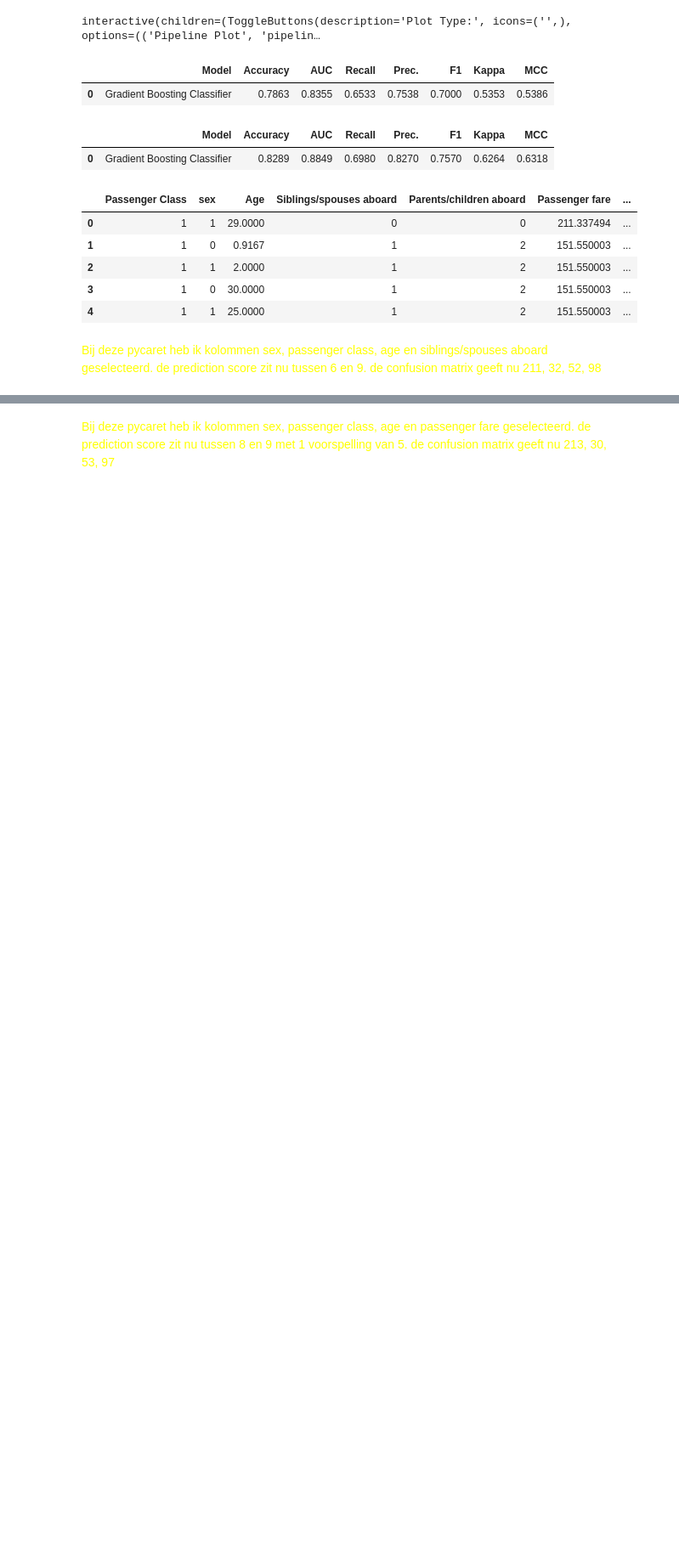
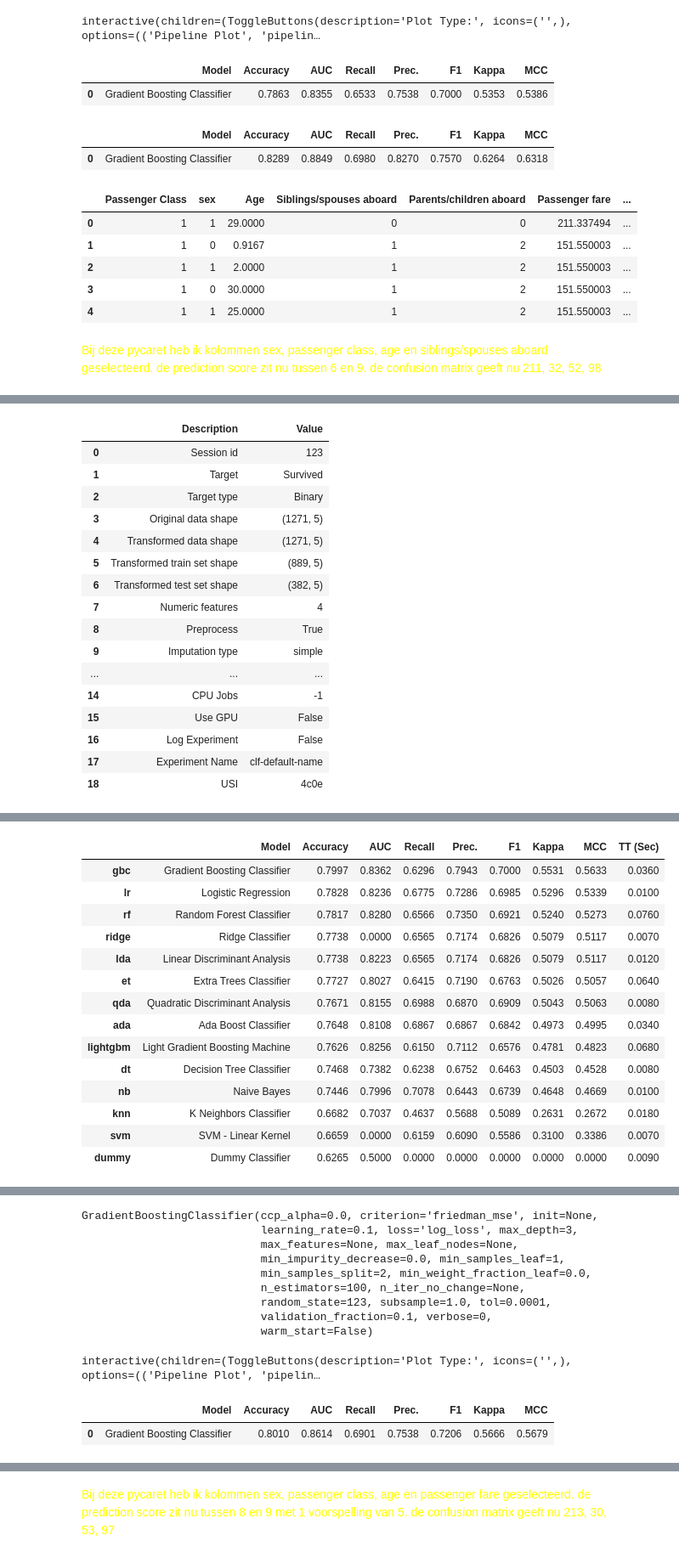
Before and after one commit to HannahCimene/TrioData_Masters, a Jupyter notebook: Files/titanic_dataset/titanic_dataset_liesa2.ipynb, the cells around one changed output, grey strips where cells are left out. Shown at 85% size. Drawn from its saved outputs; the diff is of its cells as text; code cells hidden in the pictures; blank space fills up the shorter version.

Commit message:
gradient boostclassifier

```diff
--- a/Files/titanic_dataset/titanic_dataset_liesa2.ipynb
+++ b/Files/titanic_dataset/titanic_dataset_liesa2.ipynb
@@ -313,3 +314,37 @@ interactive(children=(ToggleButtons(description='Plot Type:', icons=('',), optio
 | 2 | 1 | 1 | 2.0000 | 1 | 2 | 151.550003 | ... |
 | 3 | 1 | 0 | 30.0000 | 1 | 2 | 151.550003 | ... |
 | 4 | 1 | 1 | 25.0000 | 1 | 2 | 151.550003 | ... |
+# %%
+selected_columns4 = ['sex', 'Age', 'Passenger Class', 'Passenger fare', 'Survived']
+df_edited = df[df['Passenger fare'] <= 200]
+
+s = setup(df_edited[selected_columns4], target = 'Survived', session_id = 123)
+
+best = compare_models()
+
+print(best)
+
+evaluate_model(best)
+
+predict_model(best)
+
+predictions = predict_model(best, data=df)
+predictions.head()
+# %% [output]
+|  | Description | Value |
+| 0 | Session id | 123 |
+| 1 | Target | Survived |
+| 2 | Target type | Binary |
+| 3 | Original data shape | (1271, 5) |
+| 4 | Transformed data shape | (1271, 5) |
+| 5 | Transformed train set shape | (889, 5) |
+| 6 | Transformed test set shape | (382, 5) |
+| 7 | Numeric features | 4 |
+| 8 | Preprocess | True |
+| 9 | Imputation type | simple |
+| ... | ... | ... |
+| 14 | CPU Jobs | -1 |
+| 15 | Use GPU | False |
+| 16 | Log Experiment | False |
+| 17 | Experiment Name | clf-default-name |
+| 18 | USI | 4c0e |
@@ -315,0 +352,15 @@ interactive(children=(ToggleButtons(description='Plot Type:', icons=('',), optio
+|  | Model | Accuracy | AUC | Recall | Prec. | F1 | Kappa | MCC | TT (Sec) |
+| gbc | Gradient Boosting Classifier | 0.7997 | 0.8362 | 0.6296 | 0.7943 | 0.7000 | 0.5531 | 0.5633 | 0.0360 |
+| lr | Logistic Regression | 0.7828 | 0.8236 | 0.6775 | 0.7286 | 0.6985 | 0.5296 | 0.5339 | 0.0100 |
+| rf | Random Forest Classifier | 0.7817 | 0.8280 | 0.6566 | 0.7350 | 0.6921 | 0.5240 | 0.5273 | 0.0760 |
+| ridge | Ridge Classifier | 0.7738 | 0.0000 | 0.6565 | 0.7174 | 0.6826 | 0.5079 | 0.5117 | 0.0070 |
+| lda | Linear Discriminant Analysis | 0.7738 | 0.8223 | 0.6565 | 0.7174 | 0.6826 | 0.5079 | 0.5117 | 0.0120 |
+| et | Extra Trees Classifier | 0.7727 | 0.8027 | 0.6415 | 0.7190 | 0.6763 | 0.5026 | 0.5057 | 0.0640 |
+| qda | Quadratic Discriminant Analysis | 0.7671 | 0.8155 | 0.6988 | 0.6870 | 0.6909 | 0.5043 | 0.5063 | 0.0080 |
+| ada | Ada Boost Classifier | 0.7648 | 0.8108 | 0.6867 | 0.6867 | 0.6842 | 0.4973 | 0.4995 | 0.0340 |
+| lightgbm | Light Gradient Boosting Machine | 0.7626 | 0.8256 | 0.6150 | 0.7112 | 0.6576 | 0.4781 | 0.4823 | 0.0680 |
+| dt | Decision Tree Classifier | 0.7468 | 0.7382 | 0.6238 | 0.6752 | 0.6463 | 0.4503 | 0.4528 | 0.0080 |
+| nb | Naive Bayes | 0.7446 | 0.7996 | 0.7078 | 0.6443 | 0.6739 | 0.4648 | 0.4669 | 0.0100 |
+| knn | K Neighbors Classifier | 0.6682 | 0.7037 | 0.4637 | 0.5688 | 0.5089 | 0.2631 | 0.2672 | 0.0180 |
+| svm | SVM - Linear Kernel | 0.6659 | 0.0000 | 0.6159 | 0.6090 | 0.5586 | 0.3100 | 0.3386 | 0.0070 |
+| dummy | Dummy Classifier | 0.6265 | 0.5000 | 0.0000 | 0.0000 | 0.0000 | 0.0000 | 0.0000 | 0.0090 |
@@ -315,0 +368,12 @@ interactive(children=(ToggleButtons(description='Plot Type:', icons=('',), optio
+GradientBoostingClassifier(ccp_alpha=0.0, criterion='friedman_mse', init=None,
+                           learning_rate=0.1, loss='log_loss', max_depth=3,
+                           max_features=None, max_leaf_nodes=None,
+                           min_impurity_decrease=0.0, min_samples_leaf=1,
+                           min_samples_split=2, min_weight_fraction_leaf=0.0,
+                           n_estimators=100, n_iter_no_change=None,
+                           random_state=123, subsample=1.0, tol=0.0001,
+                           validation_fraction=0.1, verbose=0,
+                           warm_start=False)
+interactive(children=(ToggleButtons(description='Plot Type:', icons=('',), options=(('Pipeline Plot', 'pipelin…
+|  | Model | Accuracy | AUC | Recall | Prec. | F1 | Kappa | MCC |
+| 0 | Gradient Boosting Classifier | 0.8010 | 0.8614 | 0.6901 | 0.7538 | 0.7206 | 0.5666 | 0.5679 |
```
Also changed, not shown: parts of 7 cells of this notebook, 1 other file.
